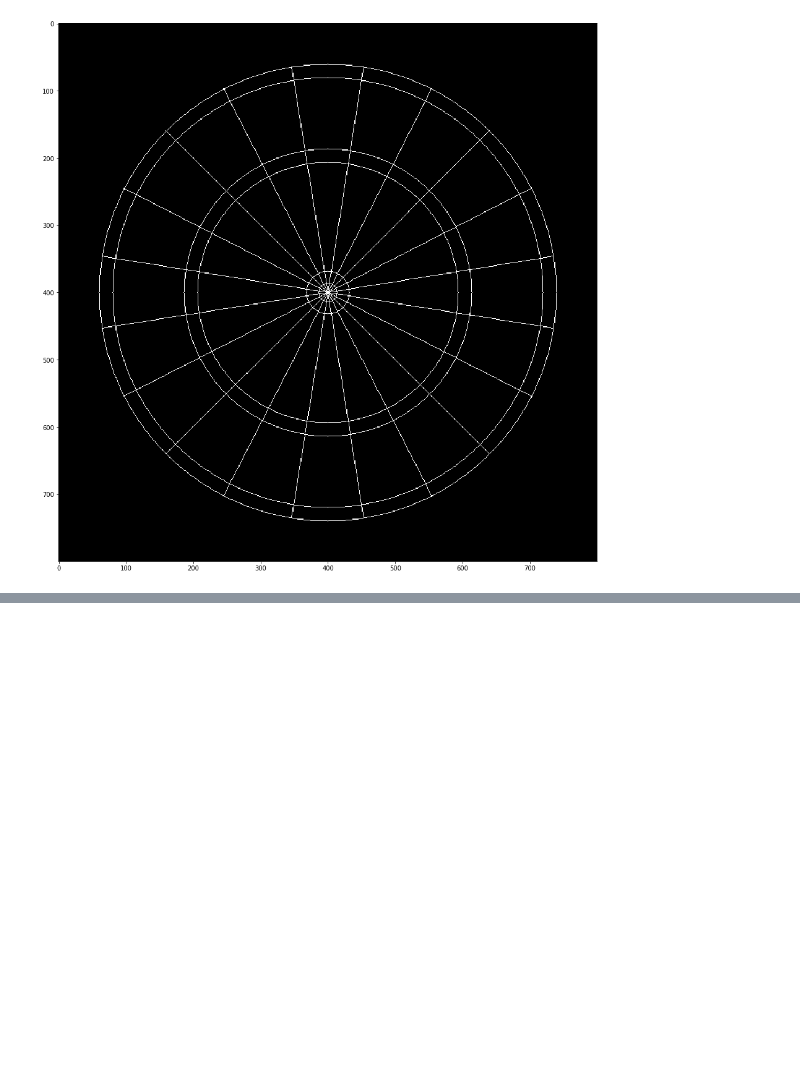
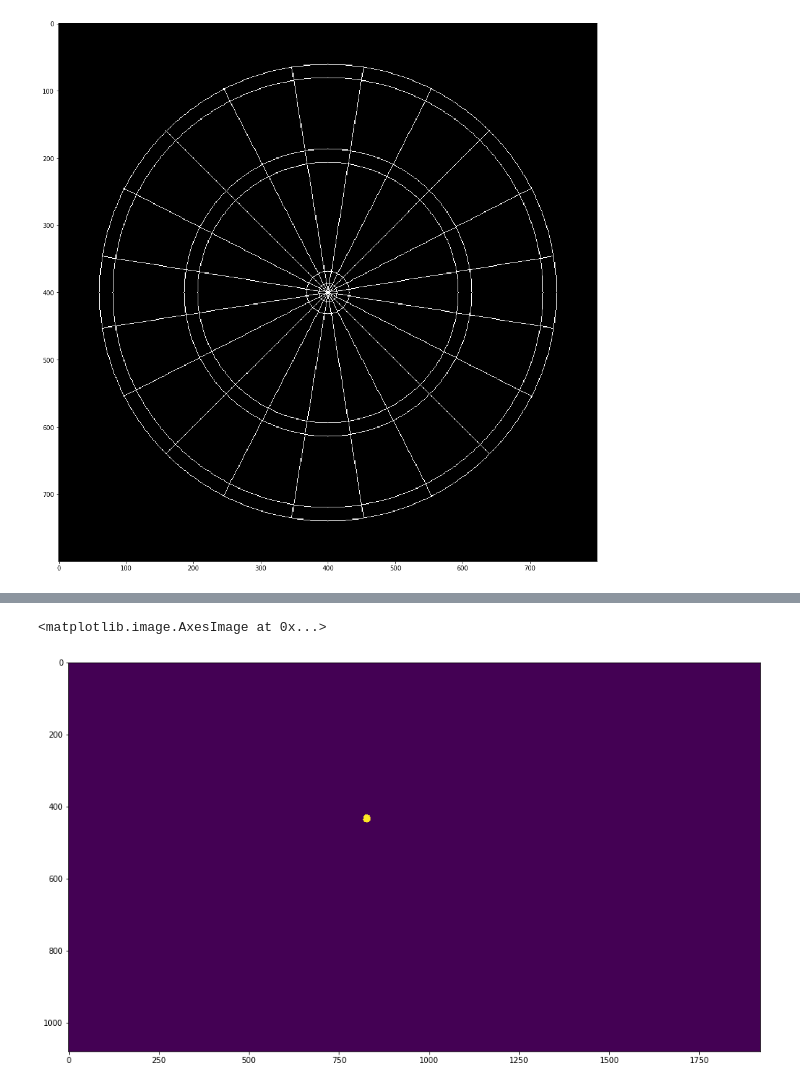
Before and after one commit to bubalazi/opencv-steel-darts, a Jupyter notebook: notebook/Calibration.ipynb, the cells around one changed output, grey strips where cells are left out. Saved outputs shown, nothing was run; the diff lists cells and outputs as text; code cells hidden in the pictures; blank space fills up the shorter version.

```diff
--- a/notebook/Calibration.ipynb
+++ b/notebook/Calibration.ipynb
@@ -30,0 +109,8 @@ plt.imshow(dart_mask)
+# %%
+img = np.zeros_like(edges)
+x,y,a,b,alpha = int(elipse.x), int(elipse.y), int(elipse.a), int(elipse.b), int(elipse.angle)
+cv2.ellipse(img, (x,y), (a,b), alpha, 1, 0, 360, 20)
+plt.imshow(img)
+# %% [output]
+<matplotlib.image.AxesImage at 0x...>
+[figure, added]
```
Also changed, not shown: parts of 8 cells of this notebook, 1 other file.
